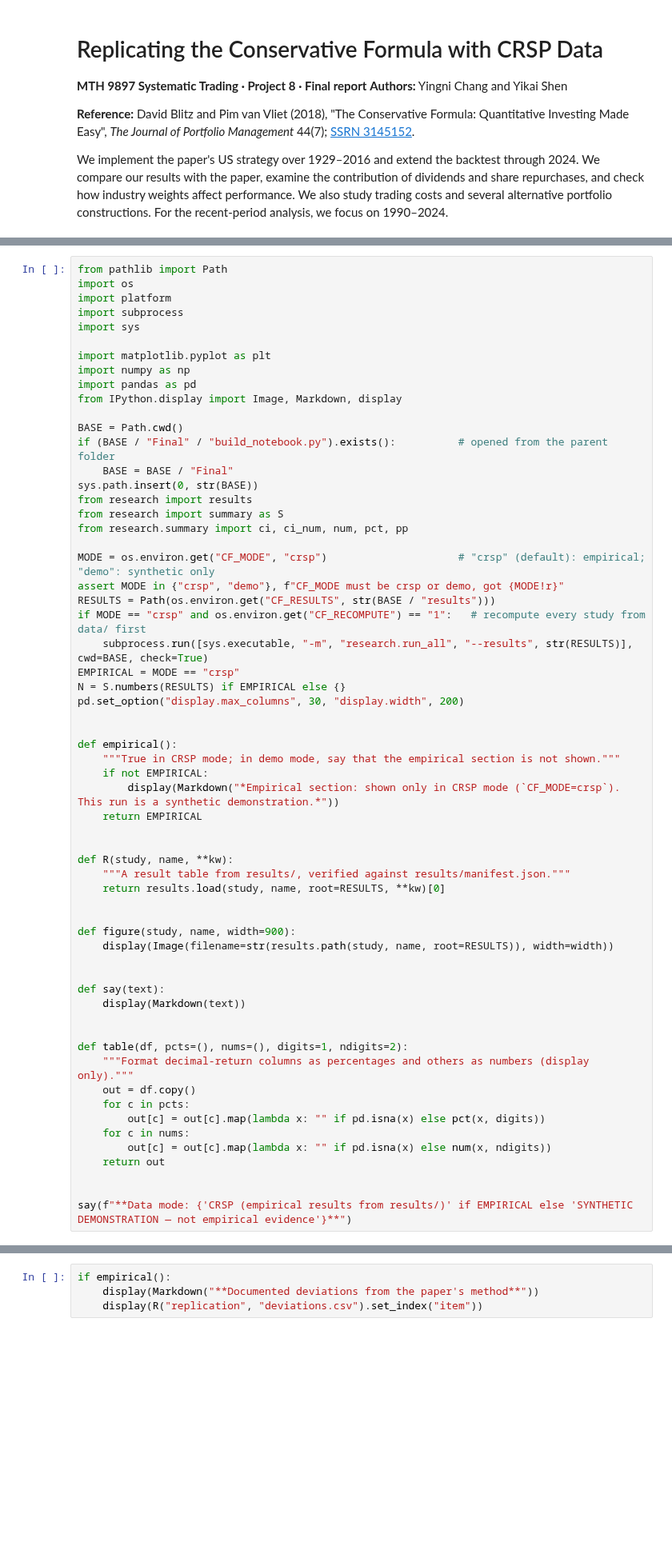
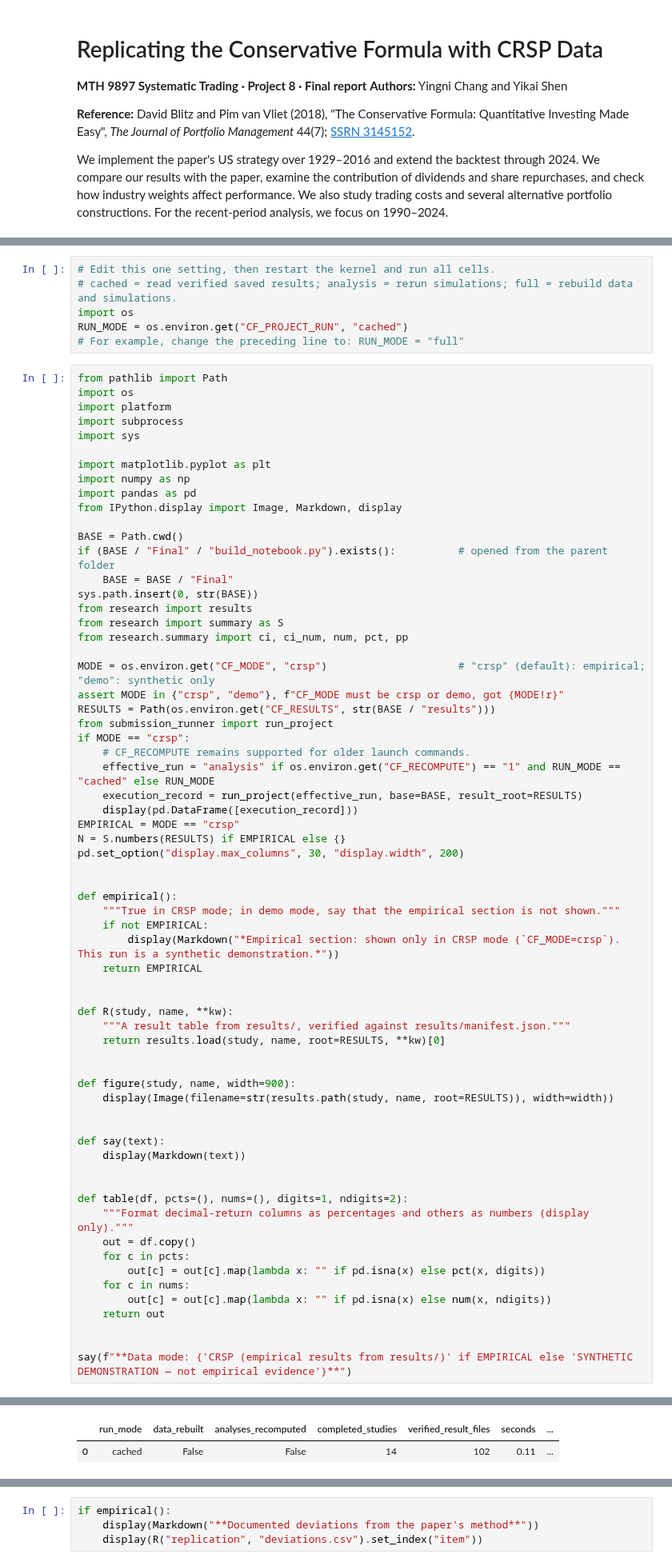
Before and after one commit to yingnichang/MTH9897, a Jupyter notebook: Final/conservative_formula_final.ipynb, the cells around one changed output, grey strips where cells are left out. Shown at 80% size. Cells and saved outputs as stored; diff of their text form; blank space fills up the shorter version.

Commit message:
Make final notebook the runnable submission report

```diff
--- a/Final/conservative_formula_first_draft.ipynb
+++ b/Final/conservative_formula_final.ipynb
@@ -13,3 +47,9 @@ analysis, we focus on 1990–2024.
+# %%
+# Edit this one setting, then restart the kernel and run all cells.
+# cached = read verified saved results; analysis = rerun simulations; full = rebuild data and simulations.
+import os
+RUN_MODE = os.environ.get("CF_PROJECT_RUN", "cached")
+# For example, change the preceding line to: RUN_MODE = "full"
 # %%
 from pathlib import Path
 import os
@@ -33,8 +73,12 @@ from research.summary import ci, ci_num, num, pct, pp
 MODE = os.environ.get("CF_MODE", "crsp")                     # "crsp" (default): empirical; "demo": synthetic only
 assert MODE in {"crsp", "demo"}, f"CF_MODE must be crsp or demo, got {MODE!r}"
 RESULTS = Path(os.environ.get("CF_RESULTS", str(BASE / "results")))
-if MODE == "crsp" and os.environ.get("CF_RECOMPUTE") == "1":   # recompute every study from data/ first
-    subprocess.run([sys.executable, "-m", "research.run_all", "--results", str(RESULTS)], cwd=BASE, check=True)
+from submission_runner import run_project
+if MODE == "crsp":
+    # CF_RECOMPUTE remains supported for older launch commands.
+    effective_run = "analysis" if os.environ.get("CF_RECOMPUTE") == "1" and RUN_MODE == "cached" else RUN_MODE
+    execution_record = run_project(effective_run, base=BASE, result_root=RESULTS)
+    display(pd.DataFrame([execution_record]))
 EMPIRICAL = MODE == "crsp"
 N = S.numbers(RESULTS) if EMPIRICAL else {}
 pd.set_option("display.max_columns", 30, "display.width", 200)
@@ -75,3 +120,5 @@ say(f"**Data mode: {'CRSP (empirical results from results/)' if EMPIRICAL else '
+|  | run_mode | data_rebuilt | analyses_recomputed | completed_studies | verified_result_files | seconds | ... |
+| 0 | cached | False | False | 14 | 102 | 0.11 | ... |
 **Data mode: CRSP (empirical results from results/)**
 # %%
 if empirical():
```
Also changed, not shown: parts of 3 cells of this notebook, 8 other files.
